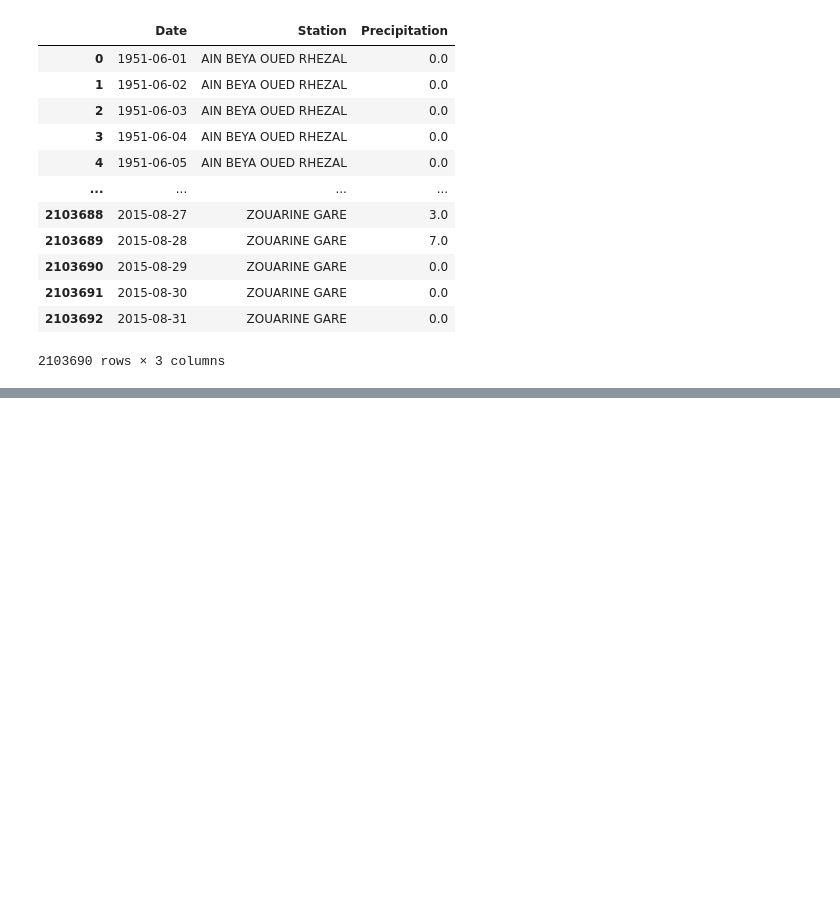
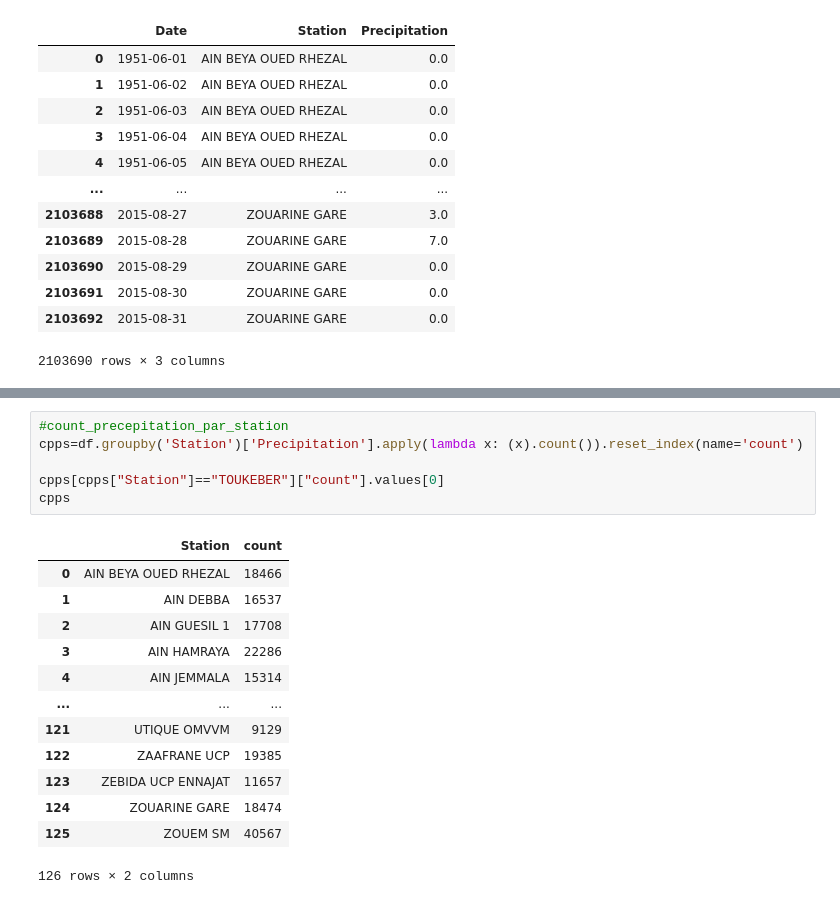
Before and after one commit to linamarwabelkilani/modelisation-hydrologique, a Jupyter notebook: netoyage_des_données_v3.ipynb, the cells around one changed output, grey strips where cells are left out. Saved outputs shown, nothing was run; the diff lists cells and outputs as text; blank space fills up the shorter version.

```diff
--- a/netoyage_des_données_v3.ipynb
+++ b/netoyage_des_données_v3.ipynb
@@ -60,0 +85,20 @@ les nombres des zero :  1745539  pourcontage :  82.97510564769523
+# %%
+#count_precepitation_par_station
+cpps=df.groupby('Station')['Precipitation'].apply(lambda x: (x).count()).reset_index(name='count')
+
+cpps[cpps["Station"]=="TOUKEBER"]["count"].values[0]
+cpps
+# %% [output]
+|  | Station | count |
+| 0 | AIN BEYA OUED RHEZAL | 18466 |
+| 1 | AIN DEBBA | 16537 |
+| 2 | AIN GUESIL 1 | 17708 |
+| 3 | AIN HAMRAYA | 22286 |
+| 4 | AIN JEMMALA | 15314 |
+| ... | ... | ... |
+| 121 | UTIQUE OMVVM | 9129 |
+| 122 | ZAAFRANE UCP | 19385 |
+| 123 | ZEBIDA UCP ENNAJAT | 11657 |
+| 124 | ZOUARINE GARE | 18474 |
+| 125 | ZOUEM SM | 40567 |
+126 rows × 2 columns
```
Also changed, not shown: parts of 4 cells of this notebook.
